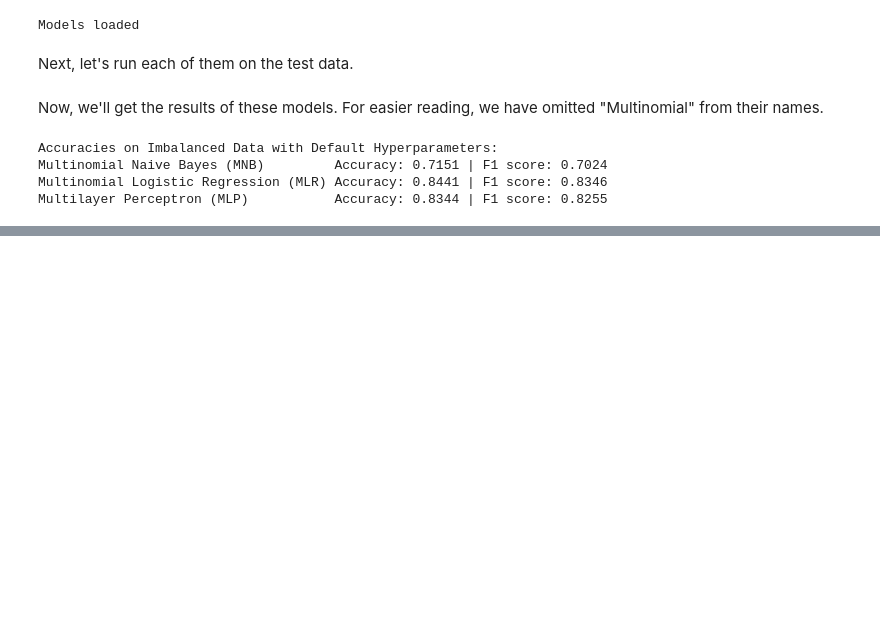
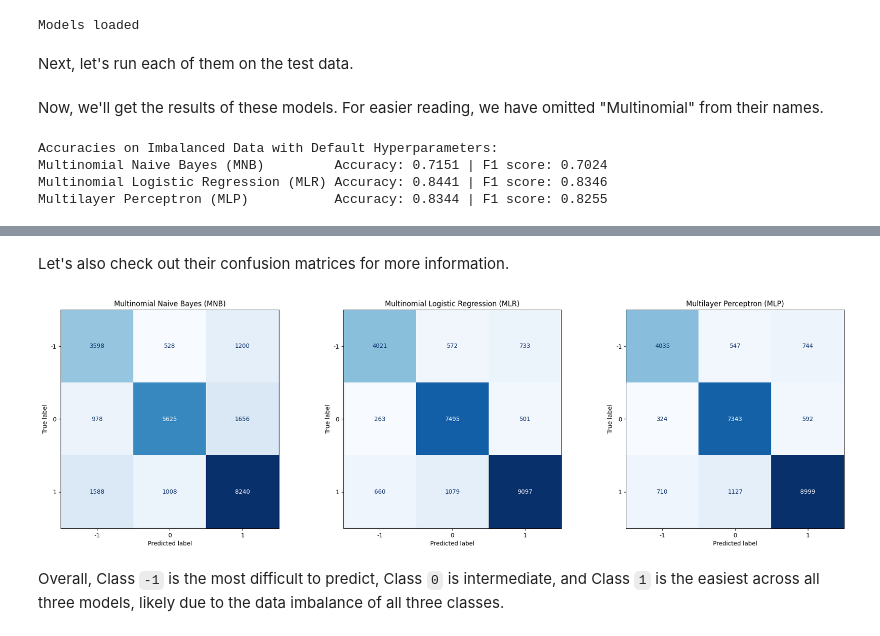
Before and after one commit to OutForMilks/STINTSY-Order-of-Erin, a Jupyter notebook: notebooks/eval.ipynb, the cells around one changed output, grey strips where cells are left out. Cells and saved outputs as stored; diff of their text form; code cells hidden in the pictures; blank space fills up the shorter version.

```diff
--- a/notebooks/eval.ipynb
+++ b/notebooks/eval.ipynb
@@ -268,0 +275,6 @@ We can see here that **LogReg** has both the **highest accuracy and F1 score**,
+# %%
+for name, prediction in all_predictions.items():
+    for separator in range(60):
+        print("-", end='')
+    print(f"\n{name}", end='')
+    report_classification_performance(model=None, y_pred=prediction, y_test=y_test)
@@ -268,0 +338,19 @@ We can see here that **LogReg** has both the **highest accuracy and F1 score**,
+# %% [markdown]
+Let's also check out their confusion matrices for more information.
+# %%
+fig, axes = plt.subplots(1, 3, figsize=(20, 6))
+
+for i, (name, prediction) in enumerate(all_predictions.items()):
+    cm_values = confusion_matrix(y_test, prediction)
+
+    disp = ConfusionMatrixDisplay(confusion_matrix=cm_values, display_labels=[-1, 0, 1])
+    disp.plot(ax=axes[i], cmap='Blues', colorbar=False)
+
+    axes[i].set_title(name)
+
+plt.tight_layout()
+plt.show()
+# %% [output]
+[figure, added]
+# %% [markdown]
+Overall, Class `-1` is the most difficult to predict, Class `0` is intermediate, and Class `1` is the easiest across all three models, likely due to the data imbalance of all three classes.
```
Also changed, not shown: parts of 4 cells of this notebook.
